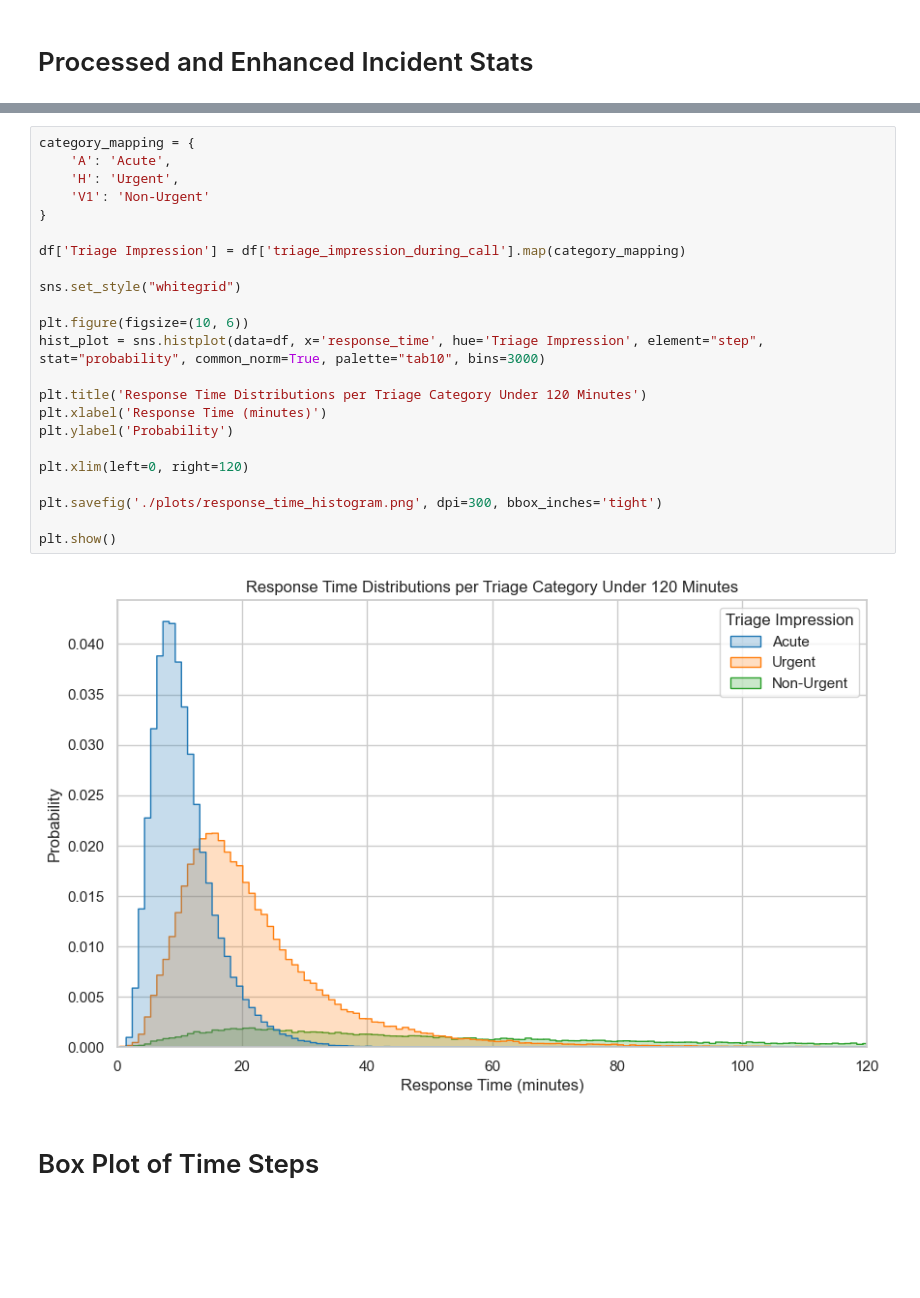
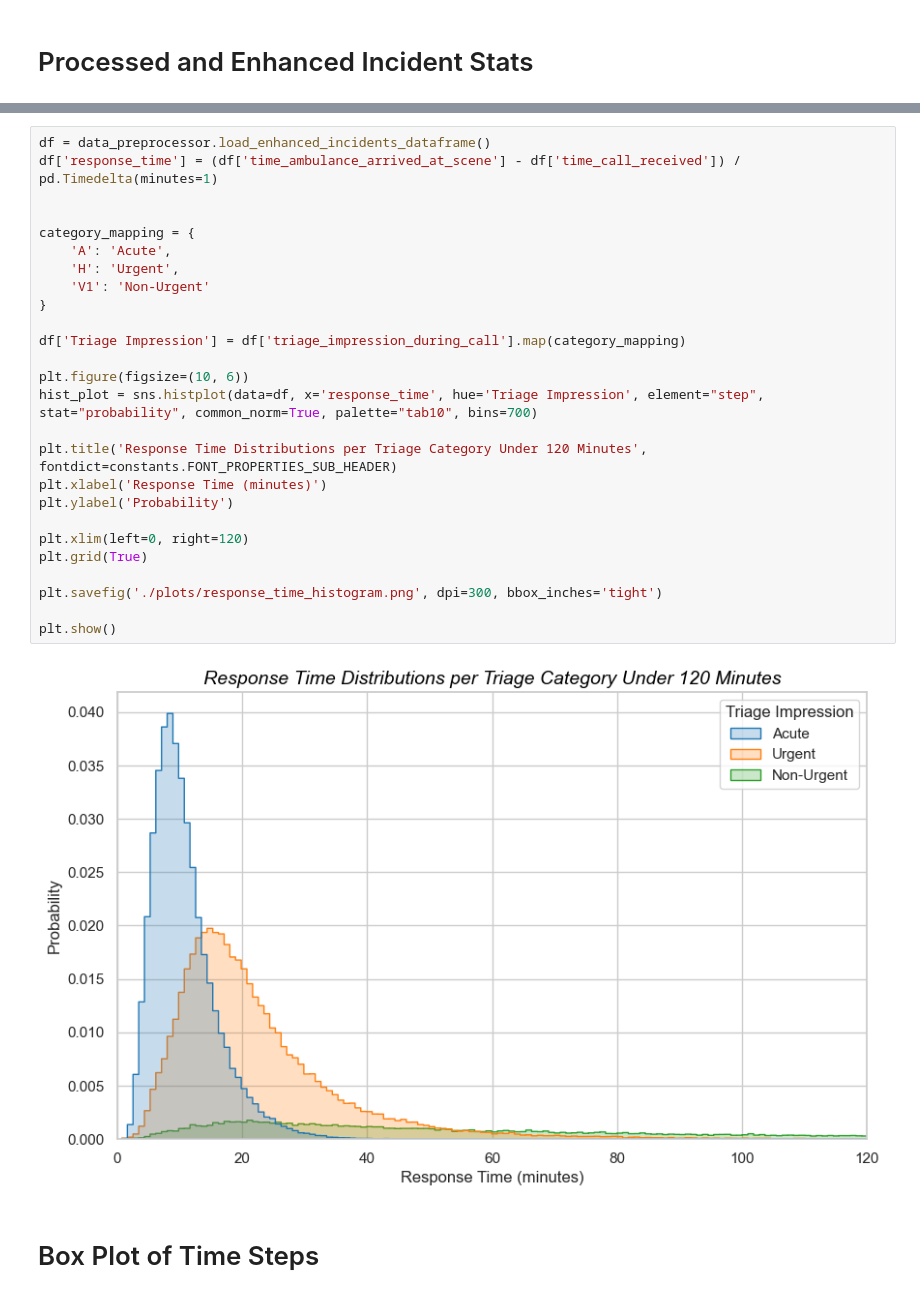
Before and after one commit to Emergency-Optimizers/Data-Processing, a Jupyter notebook: source/analysis/sandbox_torjus_v2.ipynb, the cells around one changed output, grey strips where cells are left out. Cells and saved outputs as stored; diff of their text form; blank space fills up the shorter version.

```diff
--- a/source/analysis/sandbox_torjus_v2.ipynb
+++ b/source/analysis/sandbox_torjus_v2.ipynb
@@ -421,28 +421,31 @@ for df in dfs:
 # %%
+df = data_preprocessor.load_enhanced_incidents_dataframe()
+df['response_time'] = (df['time_ambulance_arrived_at_scene'] - df['time_call_received']) / pd.Timedelta(minutes=1)
+
+
 category_mapping = {
     'A': 'Acute',
     'H': 'Urgent',
     'V1': 'Non-Urgent'
 }
 
 df['Triage Impression'] = df['triage_impression_during_call'].map(category_mapping)
 
-sns.set_style("whitegrid")
+plt.figure(figsize=(10, 6))
+hist_plot = sns.histplot(data=df, x='response_time', hue='Triage Impression', element="step", stat="probability", common_norm=True, palette="tab10", bins=700)
 
-plt.figure(figsize=(10, 6))
-hist_plot = sns.histplot(data=df, x='response_time', hue='Triage Impression', element="step", stat="probability", common_norm=True, palette="tab10", bins=3000)
-
-plt.title('Response Time Distributions per Triage Category Under 120 Minutes')
+plt.title('Response Time Distributions per Triage Category Under 120 Minutes', fontdict=constants.FONT_PROPERTIES_SUB_HEADER)
 plt.xlabel('Response Time (minutes)')
 plt.ylabel('Probability')
 
 plt.xlim(left=0, right=120)
+plt.grid(True)
 
 plt.savefig('./plots/response_time_histogram.png', dpi=300, bbox_inches='tight')
 
 plt.show()
 # %% [output]
-[figure, old version]
+[figure, new version]
 # %% [markdown]
 # Box Plot of Time Steps
 # %%
```
Also changed, not shown: parts of 4 cells of this notebook.
